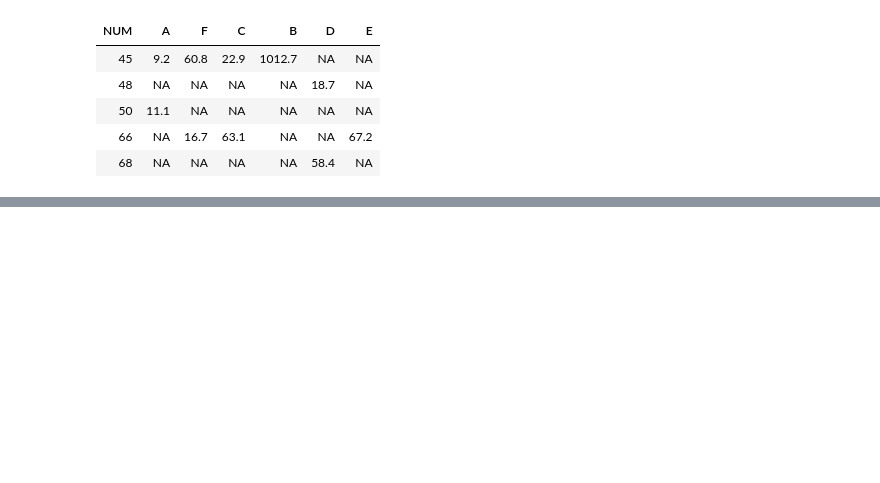
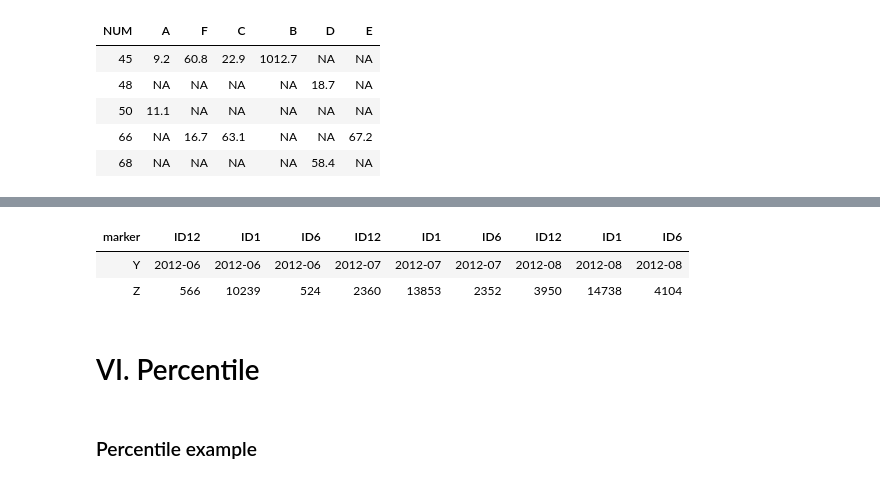
Before and after one commit to tuantla80/R-Shiny-Apps, a Jupyter notebook: R_Examples/Dataframe.ipynb, the cells around one changed output, grey strips where cells are left out. Drawn from its saved outputs; the diff is of its cells as text; code cells hidden in the pictures; blank space fills up the shorter version.

```diff
--- a/R_Examples/Dataframe.ipynb
+++ b/R_Examples/Dataframe.ipynb
@@ -695,0 +673,10 @@ df1
+# %%
+transpose(data, fill=NA, ignore.empty=FALSE, keep.names="marker", make.names="X")
+# %% [output]
+| marker | ID12 | ID1 | ID6 | ID12 | ID1 | ID6 | ID12 | ID1 | ID6 |
+| Y | 2012-06 | 2012-06 | 2012-06 | 2012-07 | 2012-07 | 2012-07 | 2012-08 | 2012-08 | 2012-08 |
+| Z | 566 | 10239 | 524 | 2360 | 13853 | 2352 | 3950 | 14738 | 4104 |
+# %% [markdown]
+# VI. Percentile
+# %% [markdown]
+### Percentile example
```
Also changed, not shown: parts of 43 cells of this notebook.
